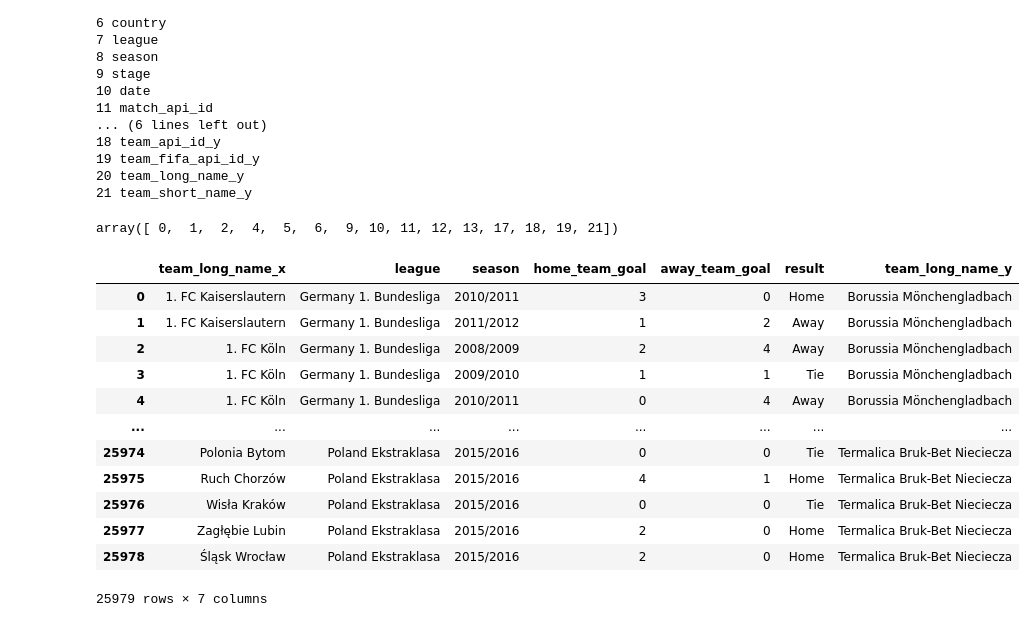
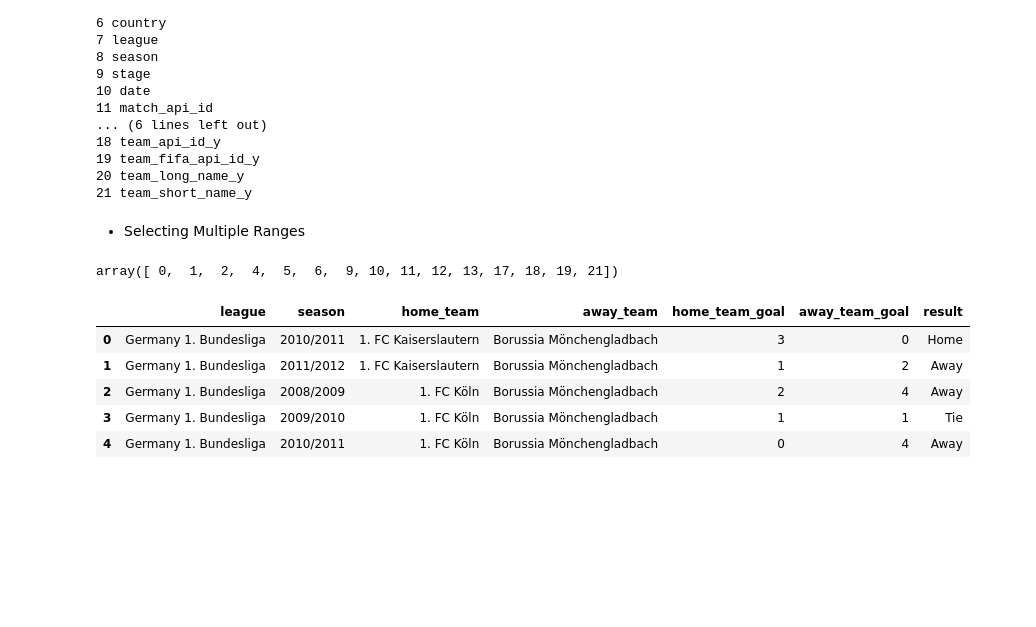
Before and after one commit to tunji-dev/Udacity_Data_Analyst_Nanodegree, a Jupyter notebook: project_2_investigate_soccer_dataset/soccer_dataset.ipynb, the cells around one changed output. Saved outputs shown, nothing was run; the diff lists cells and outputs as text; code cells hidden in the pictures; blank space fills up the shorter version.

```diff
--- a/project_2_investigate_soccer_dataset/soccer_dataset.ipynb
+++ b/project_2_investigate_soccer_dataset/soccer_dataset.ipynb
@@ -399,6 +402,8 @@ for i, v in enumerate(team_matches.columns):
 19 team_fifa_api_id_y
 20 team_long_name_y
 21 team_short_name_y
+# %% [markdown]
+- Selecting Multiple Ranges
 # %%
 list_unwanted_col = np.r_[0:3, 4:7, 9:14, 17:20, 21]
 list_unwanted_col
@@ -406,18 +411,13 @@ list_unwanted_col
 array([ 0,  1,  2,  4,  5,  6,  9, 10, 11, 12, 13, 17, 18, 19, 21])
 # %%
 team_matches_clean = team_matches.drop(team_matches.iloc[:,list_unwanted_col],axis=1)
-team_matches_clean
+team_matches_clean.rename(columns={'team_long_name_x':'home_team','team_long_name_y':'away_team'},inplace=True)
+team_matches_clean = team_matches_clean[['league','season','home_team','away_team','home_team_goal', 'away_team_goal','result']]
+team_matches_clean.head()
 # %% [output]
-|  | team_long_name_x | league | season | home_team_goal | away_team_goal | result | team_long_name_y |
-| 0 | 1. FC Kaiserslautern | Germany 1. Bundesliga | 2010/2011 | 3 | 0 | Home | Borussia Mönchengladbach |
-| 1 | 1. FC Kaiserslautern | Germany 1. Bundesliga | 2011/2012 | 1 | 2 | Away | Borussia Mönchengladbach |
-| 2 | 1. FC Köln | Germany 1. Bundesliga | 2008/2009 | 2 | 4 | Away | Borussia Mönchengladbach |
-| 3 | 1. FC Köln | Germany 1. Bundesliga | 2009/2010 | 1 | 1 | Tie | Borussia Mönchengladbach |
-| 4 | 1. FC Köln | Germany 1. Bundesliga | 2010/2011 | 0 | 4 | Away | Borussia Mönchengladbach |
-| ... | ... | ... | ... | ... | ... | ... | ... |
-| 25974 | Polonia Bytom | Poland Ekstraklasa | 2015/2016 | 0 | 0 | Tie | Termalica Bruk-Bet Nieciecza |
-| 25975 | Ruch Chorzów | Poland Ekstraklasa | 2015/2016 | 4 | 1 | Home | Termalica Bruk-Bet Nieciecza |
-| 25976 | Wisła Kraków | Poland Ekstraklasa | 2015/2016 | 0 | 0 | Tie | Termalica Bruk-Bet Nieciecza |
-| 25977 | Zagłębie Lubin | Poland Ekstraklasa | 2015/2016 | 2 | 0 | Home | Termalica Bruk-Bet Nieciecza |
-| 25978 | Śląsk Wrocław | Poland Ekstraklasa | 2015/2016 | 2 | 0 | Home | Termalica Bruk-Bet Nieciecza |
+|  | league | season | home_team | away_team | home_team_goal | away_team_goal | result |
+| 0 | Germany 1. Bundesliga | 2010/2011 | 1. FC Kaiserslautern | Borussia Mönchengladbach | 3 | 0 | Home |
+| 1 | Germany 1. Bundesliga | 2011/2012 | 1. FC Kaiserslautern | Borussia Mönchengladbach | 1 | 2 | Away |
+| 2 | Germany 1. Bundesliga | 2008/2009 | 1. FC Köln | Borussia Mönchengladbach | 2 | 4 | Away |
+| 3 | Germany 1. Bundesliga | 2009/2010 | 1. FC Köln | Borussia Mönchengladbach | 1 | 1 | Tie |
+| 4 | Germany 1. Bundesliga | 2010/2011 | 1. FC Köln | Borussia Mönchengladbach | 0 | 4 | Away |
-25979 rows × 7 columns
```
Also changed, not shown: parts of 2 cells of this notebook.
